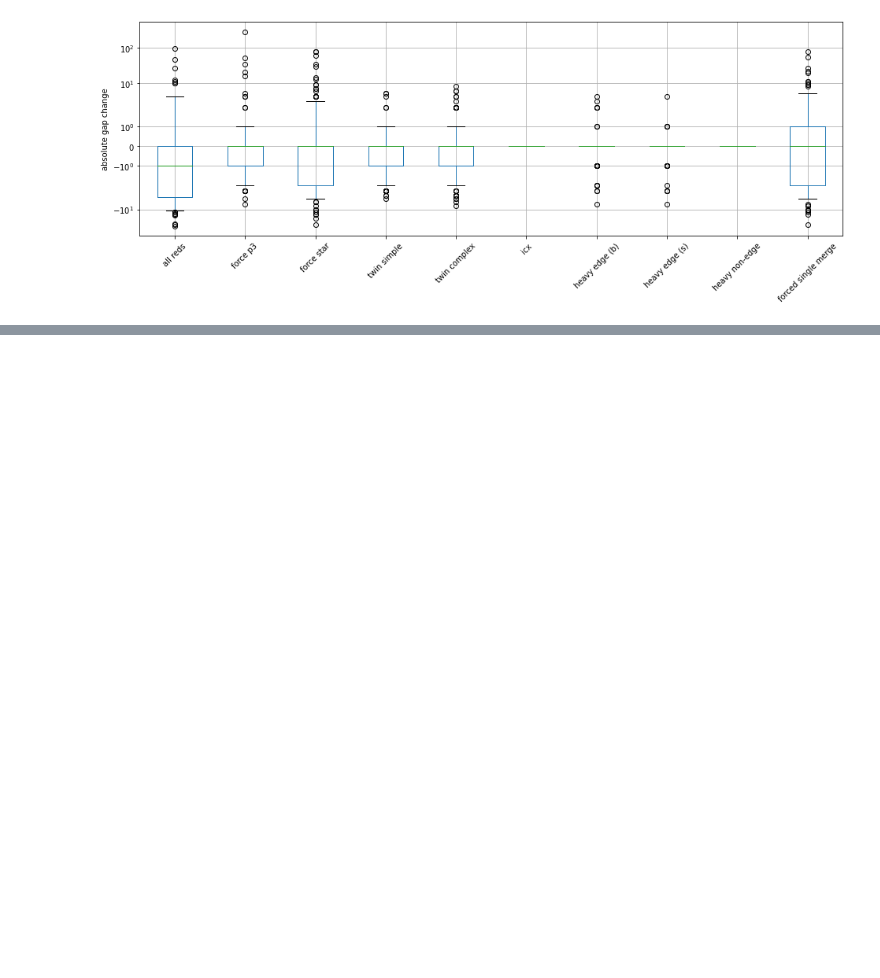
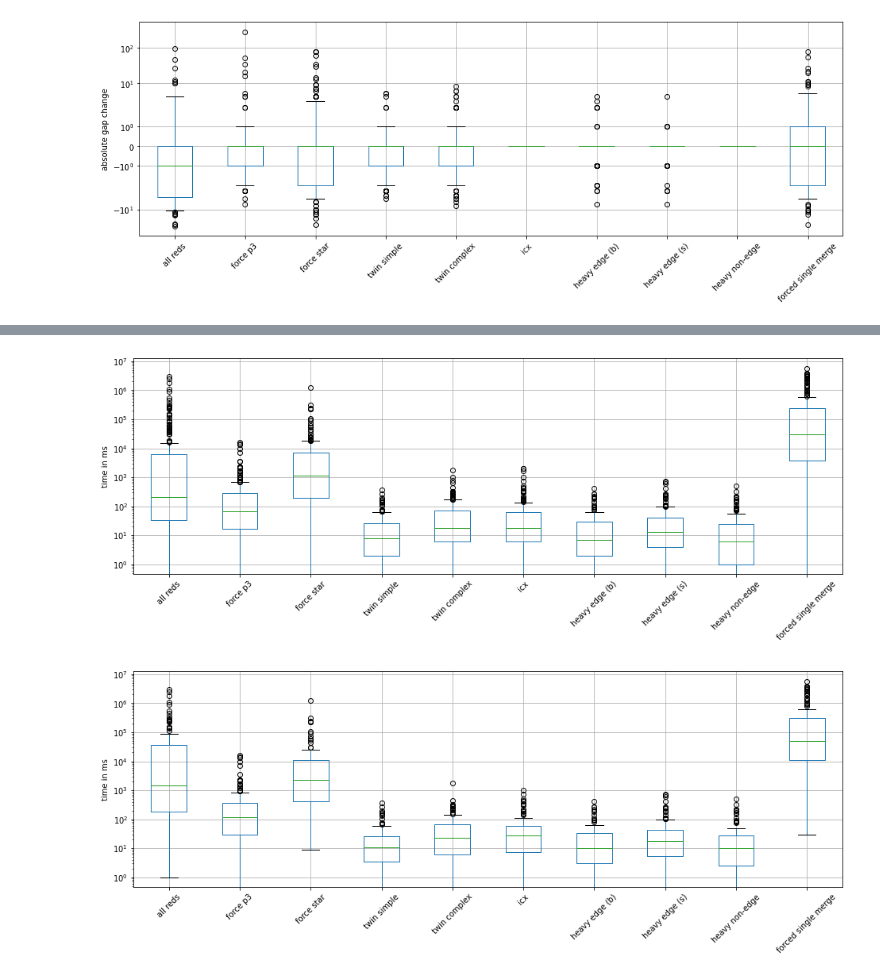
Before and after one commit to kittobi1992/cluster_editing, a Jupyter notebook: experiments2.ipynb, the cells around one changed output, grey strips where cells are left out. Drawn from its saved outputs; the diff is of its cells as text; code cells hidden in the pictures; blank space fills up the shorter version.

```diff
--- a/experiments2.ipynb
+++ b/experiments2.ipynb
@@ -161,12 +83,0 @@ ax.legend()
-# %%
-ds = df[df.solved==1]
-for r in reds:
-    plt.title(f'merges vs time for {r}')
-    merges = (ds.n - ds[f'after {r}']) / ds.n * 100
-    plt.plot(ds[f'time {r}'], merges, 'x')
-    plt.xlabel('time')
-    plt.ylabel('% of merged vertices')
-    plt.ylim(bottom=-1, top=101)
-    plt.xlim(left=1,right=1000*60*60)
-    plt.semilogx()
-    plt.show()
@@ -184,14 +83,0 @@ for r in reds:
-# %%
-for r in reds:
-    df[f'gap after {r}'] = df['upper'] - df[f'lower after {r}']
-    plt.gcf().set_size_inches(16,5)
-    plt.title(f'gap after applying {r}')
-    df[df[f'after {r}']>0][f'gap after {r}'].plot(style='ro', label='not completely reduced')
-    df[df[f'after {r}']==0][f'gap after {r}'].plot(style='go', label='empty kernel')
-    df['gap'].plot(style='bx', label='initial gap')
-    plt.xlabel('instance')
-    plt.ylabel('gap')
-    plt.yscale('symlog')
-    #plt.ylim(bottom=-0.5)
-    plt.legend()
-    plt.show()
@@ -208,0 +84,18 @@ for r in reds:
+# %%
+df.boxplot(column=[f'time {r}' for r in reds], rot=45)
+plt.semilogy()
+plt.gcf().set_size_inches(16,5)
+plt.gca().set_xticklabels(reds)
+plt.ylabel('time in ms')
+plt.savefig('plots/pace-kernel-time.pdf', bbox_inches='tight')
+plt.show()
+
+df[df.gap>0].boxplot(column=[f'time {r}' for r in reds], rot=45)
+plt.semilogy()
+plt.gcf().set_size_inches(16,5)
+plt.gca().set_xticklabels(reds)
+plt.ylabel('time in ms')
+plt.savefig('plots/pace-kernel-time2.pdf', bbox_inches='tight')
+# %% [output]
+[figure, added]
+[figure, added]
```
Also changed, not shown: parts of 14 cells of this notebook, 4 other files.
